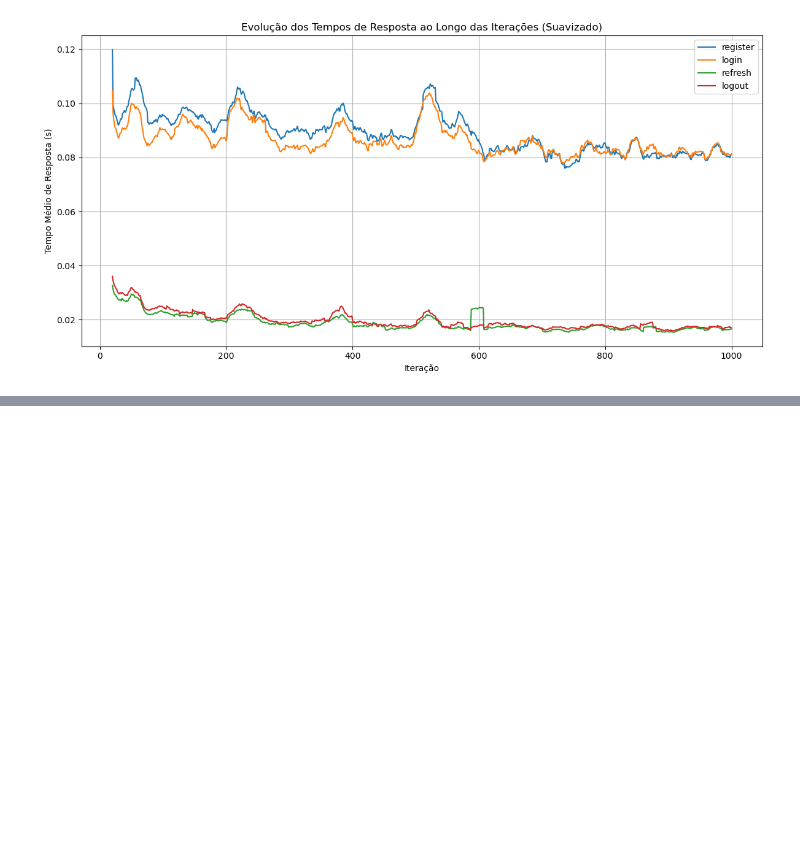
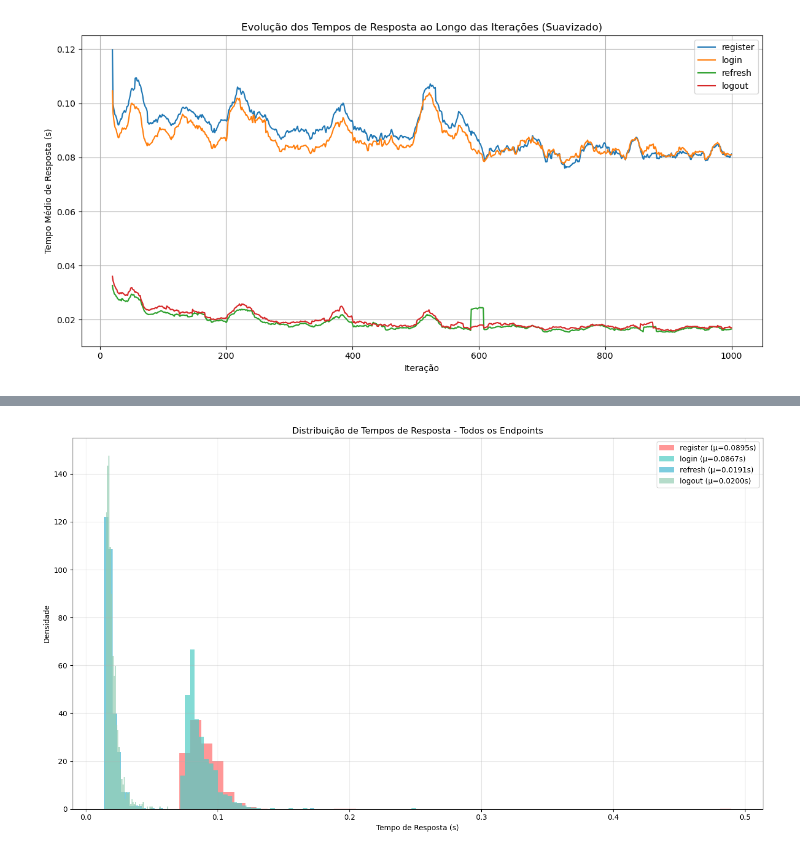
Before and after one commit to MateusVasc/IAM-Identity-and-Access-Management, a Jupyter notebook: data_analysis._post_update.ipynb, the cells around one changed output, grey strips where cells are left out. Drawn from its saved outputs; the diff is of its cells as text; code cells hidden in the pictures; blank space fills up the shorter version.

```diff
--- a/data_analysis._post_update.ipynb
+++ b/data_analysis._post_update.ipynb
@@ -72,0 +117,22 @@ plt.show()
+# %%
+# Histograma com distribuições sobrepostas
+plt.figure(figsize=(14, 8))
+
+colors = ['#FF6B6B', '#4ECDC4', '#45B7D1', '#96CEB4']
+endpoints = df['endpoint'].unique()
+
+for i, endpoint in enumerate(endpoints):
+    subset = df[df['endpoint'] == endpoint]
+    plt.hist(subset['tempo_resposta'], bins=50, alpha=0.7,
+             label=f'{endpoint} (μ={subset["tempo_resposta"].mean():.4f}s)',
+             color=colors[i], density=True)
+
+plt.title('Distribuição de Tempos de Resposta - Todos os Endpoints')
+plt.xlabel('Tempo de Resposta (s)')
+plt.ylabel('Densidade')
+plt.legend()
+plt.grid(True, alpha=0.3)
+plt.tight_layout()
+plt.show()
+# %% [output]
+[figure, added]
```
Also changed, not shown: parts of 11 cells of this notebook, 1 other file.
